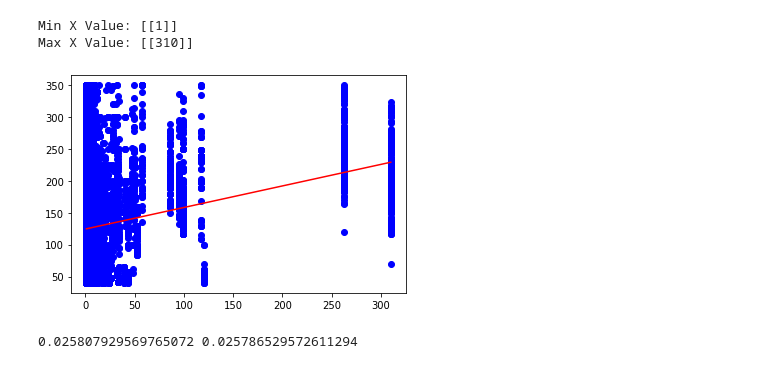
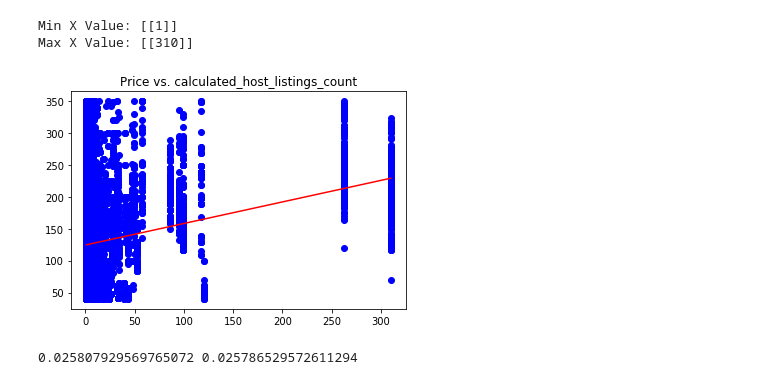
Before and after one commit to macsherwin78/SMU_final_project, a Jupyter notebook: air_bnb_app/data/Linear_regression/Linear_Price_Listing_count.ipynb, the cells around one changed output. Drawn from its saved outputs; the diff is of its cells as text; code cells hidden in the pictures.

```diff
--- a/air_bnb_app/data/Linear_regression/Linear_Price_Listing_count.ipynb
+++ b/air_bnb_app/data/Linear_regression/Linear_Price_Listing_count.ipynb
@@ -77,14 +77,14 @@ y_max = model.predict(x_max)
 # %%
 # Plot X and y using plt.scatter
 # Plot the model fit line using [x_min[0], x_max[0]], [y_min[0], y_max[0]]
 
 plt.scatter(X, y, c='blue')
 plt.plot([x_min[0], x_max[0]], [y_min[0], y_max[0]], c='red')
+plt.title("Price vs. calculated_host_listings_count")
 
-
-plt.savefig('linear_reg_numReviews.png')
+plt.savefig('linear_reg_calculated_host_listings_count.png')
 # %% [output]
-[figure, old version]
+[figure, new version]
 # %%
 # compute with sklearn linear_model, although could not find any function to compute adjusted-r-square directly from documentation
 print (model.score(X, y), 1 - (1-model.score(X, y))*(len(y)-1)/(len(y)-X.shape[1]-1))
```
Also changed, not shown: 24 other files.
